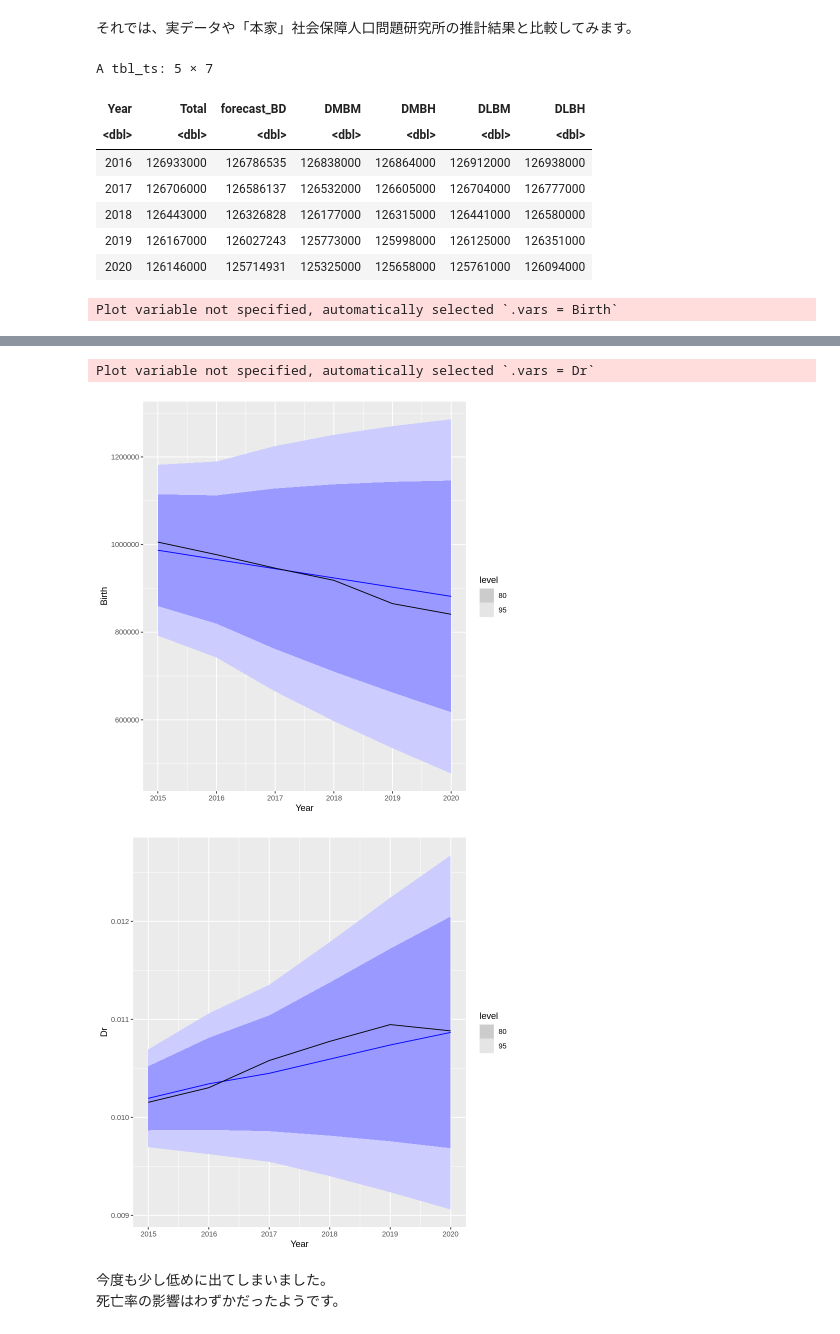
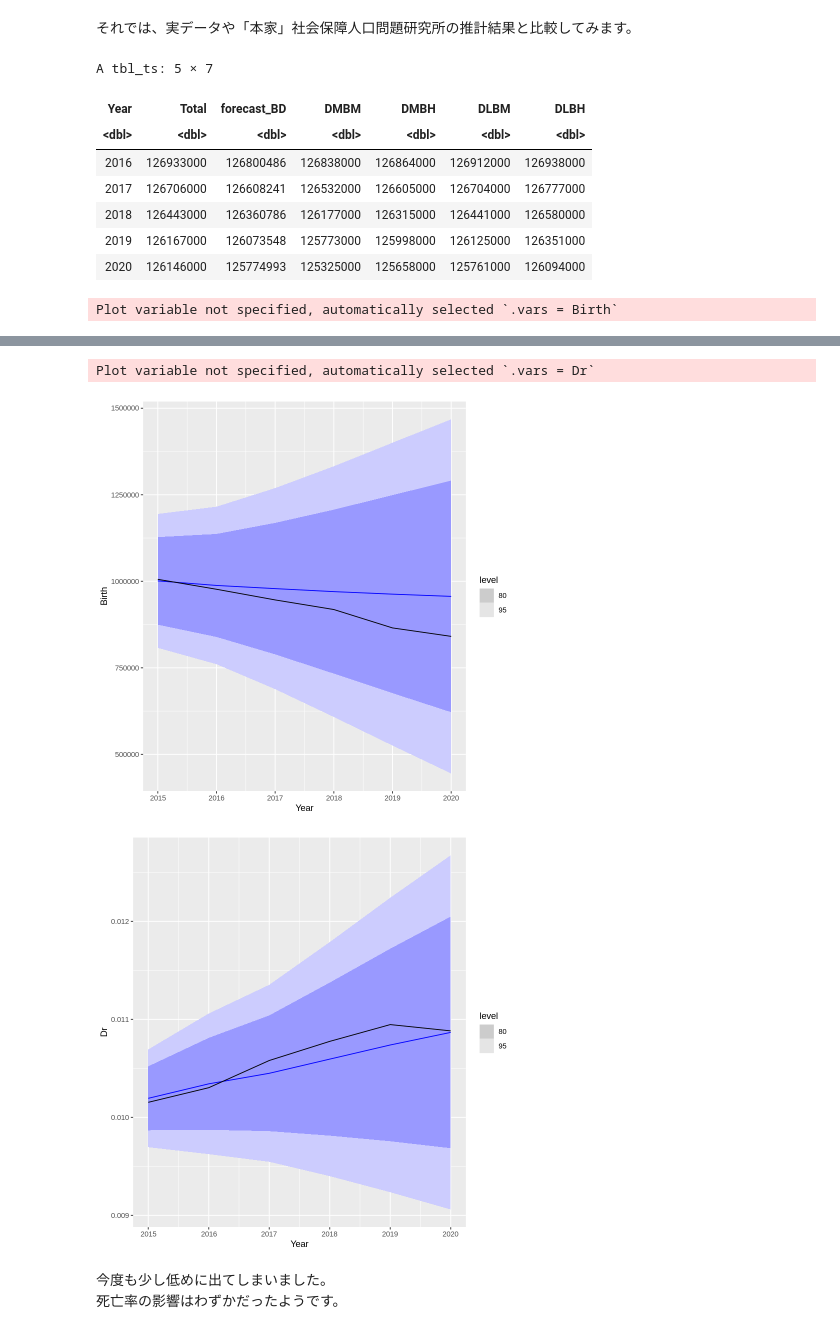
Before and after one commit to u-10bei/Population_Projections, a Jupyter notebook: ipynb/R_ARIMA_3.ipynb, the cells around one changed output, grey strips where cells are left out. Saved outputs shown, nothing was run; the diff lists cells and outputs as text; code cells hidden in the pictures.

```diff
--- a/ipynb/R_ARIMA_3.ipynb
+++ b/ipynb/R_ARIMA_3.ipynb
@@ -288,6 +384,7 @@ pop_test3 |>
   pop_testB
 
 pop_arimaB_f |>
+  filter( .model == "arimaB510" ) |>
   autoplot() +
   autolayer( pop_testB )
 
@@ -296,15 +393,16 @@ pop_test3 |>
   pop_testDr
 
 pop_arimaDr_f |>
+  filter( .model == "arimaD022" ) |>
   autoplot() +
   autolayer( pop_testDr )
 # %% [output]
 A tbl_ts: 5 × 7
 | Year | Total | forecast_BD | DMBM | DMBH | DLBM | DLBH |
 | <dbl> | <dbl> | <dbl> | <dbl> | <dbl> | <dbl> | <dbl> |
-| 2016 | 126933000 | 126786535 | 126838000 | 126864000 | 126912000 | 126938000 |
-| 2017 | 126706000 | 126586137 | 126532000 | 126605000 | 126704000 | 126777000 |
-| 2018 | 126443000 | 126326828 | 126177000 | 126315000 | 126441000 | 126580000 |
-| 2019 | 126167000 | 126027243 | 125773000 | 125998000 | 126125000 | 126351000 |
-| 2020 | 126146000 | 125714931 | 125325000 | 125658000 | 125761000 | 126094000 |
+| 2016 | 126933000 | 126800486 | 126838000 | 126864000 | 126912000 | 126938000 |
+| 2017 | 126706000 | 126608241 | 126532000 | 126605000 | 126704000 | 126777000 |
+| 2018 | 126443000 | 126360786 | 126177000 | 126315000 | 126441000 | 126580000 |
+| 2019 | 126167000 | 126073548 | 125773000 | 125998000 | 126125000 | 126351000 |
+| 2020 | 126146000 | 125774993 | 125325000 | 125658000 | 125761000 | 126094000 |
 Plot variable not specified, automatically selected `.vars = Birth`
@@ -312,5 +410,5 @@ Plot variable not specified, automatically selected `.vars = Birth`
 Plot variable not specified, automatically selected `.vars = Dr`
-[figure, old version]
+[figure, new version]
 [figure]
 # %% [markdown]
 今度も少し低めに出てしまいました。
```
Also changed, not shown: parts of 14 cells of this notebook.
